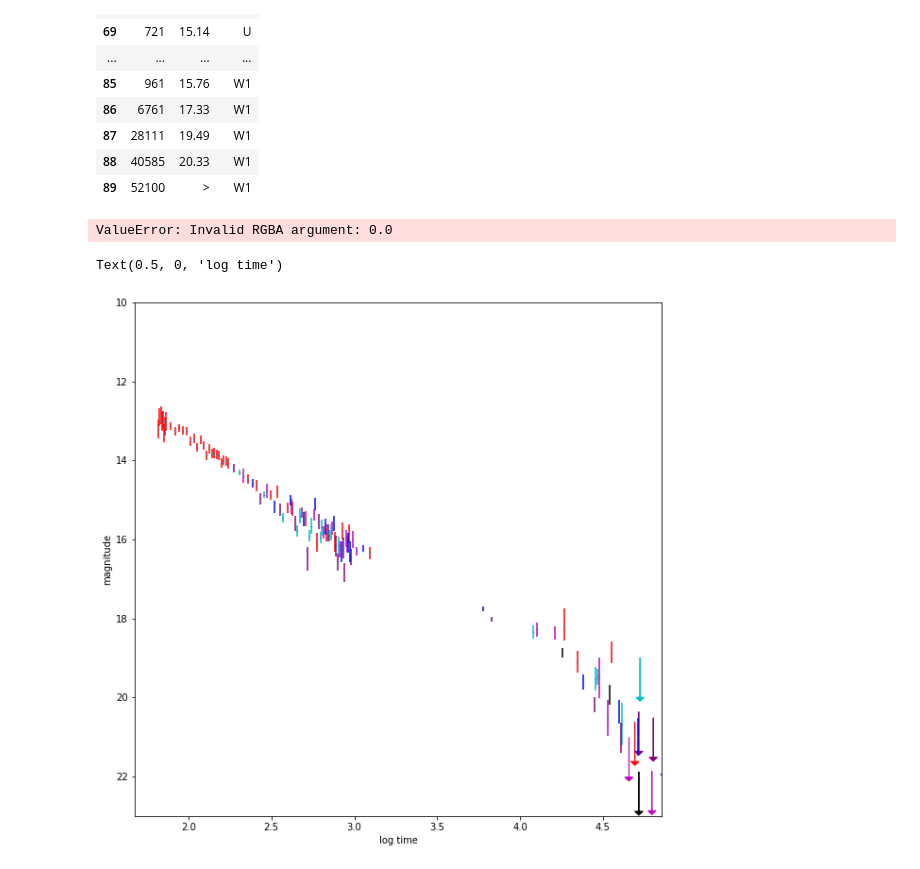
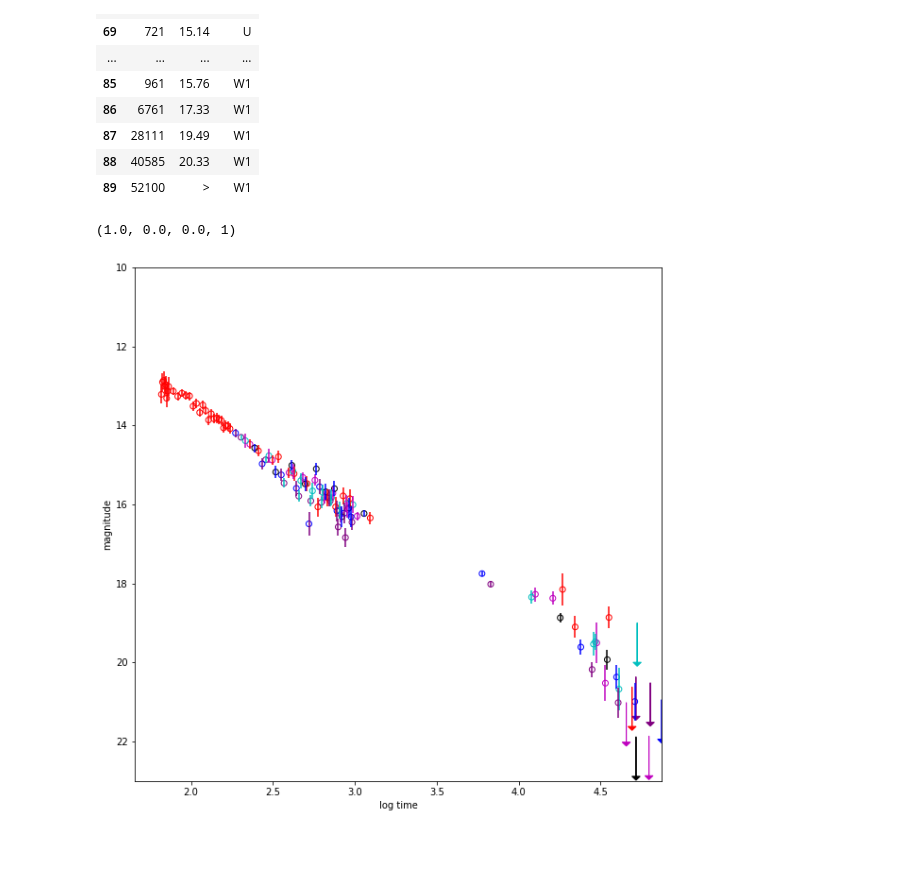
Before and after one commit to xiaolng/DSPS_FBianco, a Jupyter notebook: HW1/GRBdataPrep.ipynb, the cells around one changed output. Saved outputs shown, nothing was run; the diff lists cells and outputs as text; code cells hidden in the pictures.

```diff
--- a/HW1/GRBdataPrep.ipynb
+++ b/HW1/GRBdataPrep.ipynb
@@ -55,9 +55,8 @@ def linint(x, mag, earlier, later):
     return magdiff
 # %%
 mpl.colors.to_rgba("r", alpha=1)
-grb050525A["rgbcolor"] = grb050525A["color"].map(lambda x: mpl.colors.to_rgba(x, 0.5))
 # %% [output]
-ValueError: Invalid RGBA argument: 0.0
+(1.0, 0.0, 0.0, 1)
 # %%
 grb050525A["flux"] = pd.to_numeric(grb050525A["flux"], errors="coerce")
 grb050525A["mag"] = pd.to_numeric(grb050525A["mag"], errors="coerce")
@@ -67,6 +66,10 @@ grb050525A.loc[grb050525A[grb050525A.mag.isna()].index, "uplimmag"] = \
     grb050525A[grb050525A.mag.isna()].magerr
 grb050525A["color"] = grb050525A["filter"].map({"V":"r", "B":"m", "U":"c", "W1":"purple",
                                                 "M2":"b", "W2":"k"})
+grb050525A["upperlimit"] = [0] * len(grb050525A)
+
+grb050525A.loc[grb050525A["mag"].isna(),  "upperlimit"] = 1
+
 grb050525A["rgbcolor"] = grb050525A["color"].apply(lambda x: mpl.colors.to_rgba(x, 0.5))
 grb050525A["logtime"] = np.log10(grb050525A["time"])
 grb050525A["logflux"] = np.log10(grb050525A["flux"])
@@ -89,19 +92,19 @@ for c in grb050525A["filter"].unique():
 # %%
 pl.figure(figsize=(10,10))
 ind = grb050525A.magerr > 0#(grb050525A["filter"] == "V")+ (grb050525A["filter"]  == "B") + \
       #     (grb050525A["filter"]  == "U")
 pl.errorbar(grb050525A["logtime"], grb050525A["newmag"],
-            ms=1, alpha=1,
-                         yerr=grb050525A["magerr"], fmt='.',
-                        ecolor=grb050525A["color"])
+            alpha=1, yerr=grb050525A["magerr"], fmt='.', ms=0,
+            ecolor=grb050525A["color"], fcolor=None)
+pl.scatter(grb050525A["logtime"], grb050525A["newmag"], alpha=1,
+           edgecolor=grb050525A["color"], facecolors='none')
 nuplim = grb050525A.mag.isna().sum()
 for i in grb050525A[grb050525A.mag.isna()].index:
     pl.arrow(grb050525A.loc[i].logtime,
          grb050525A.loc[i].uplimmag, 0, 1, fc=grb050525A.loc[i].color,
             head_width=0.05, head_length=0.1, ec=grb050525A.loc[i].color)
 pl.ylim(23,10)
 pl.ylabel("magnitude")
-pl.xlabel("log time")
+pl.xlabel("log time");
 # %% [output]
-Text(0.5, 0, 'log time')
-[figure, old version]
+[figure, new version]
```
Also changed, not shown: parts of 15 cells of this notebook.
